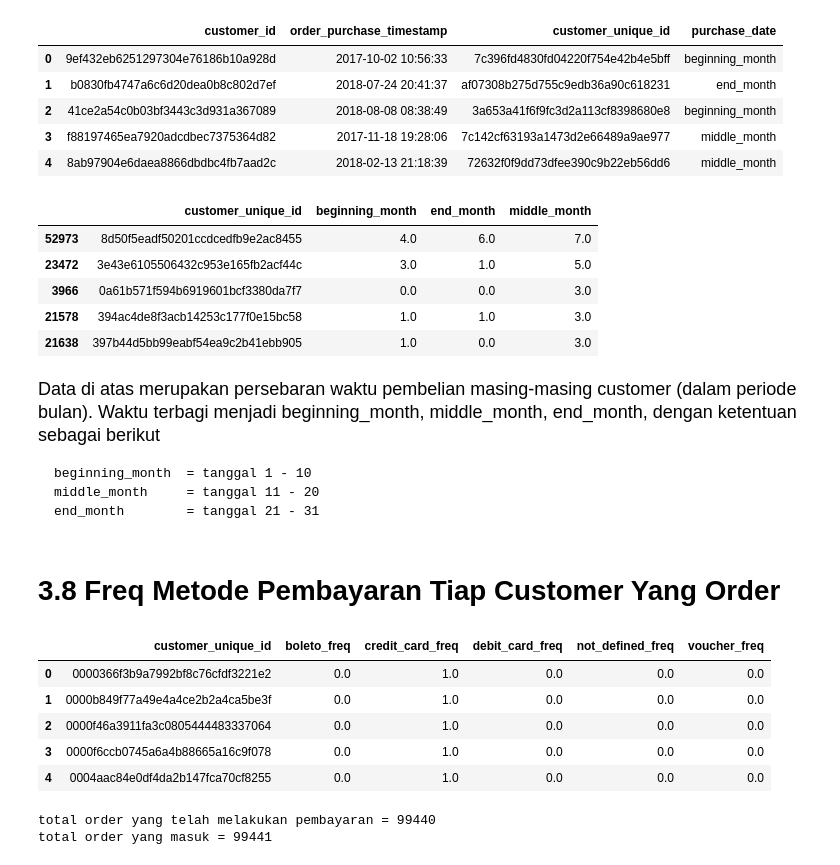
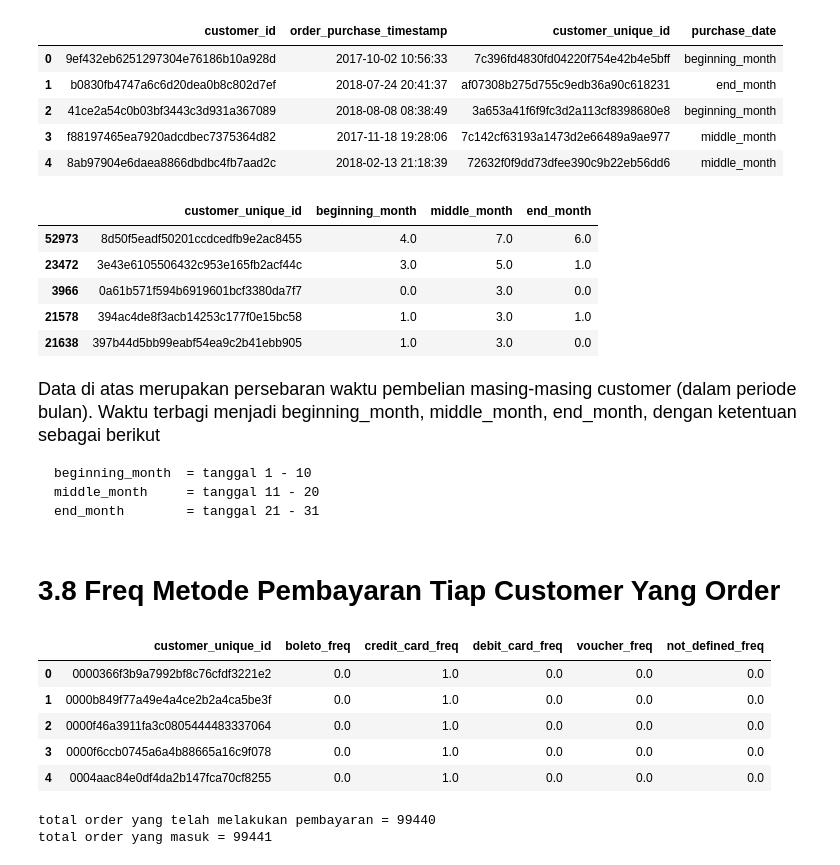
Before and after one commit to latifaahu/kaggle-brazilian, a Jupyter notebook: 03-latifah-hukma-shobiyya.ipynb, the cells around one changed output. Drawn from its saved outputs; the diff is of its cells as text; code cells hidden in the pictures.

```diff
--- a/03-latifah-hukma-shobiyya.ipynb
+++ b/03-latifah-hukma-shobiyya.ipynb
@@ -782,31 +811,30 @@ cust_orders_date.head()
 # %%
 # ambil frequency waktu (tanggal_bulan) purchase masing-masing customer
 cust_orders_month = cust_orders_date[['customer_unique_id','purchase_date','customer_id']].groupby(['customer_unique_id','purchase_date']).count().reset_index()
 
 # buat feature baru
 cust_orders_month = cust_orders_month.pivot_table('customer_id', ['customer_unique_id'], 'purchase_date')
 
 # handling NaN
 cust_orders_month = cust_orders_month.fillna(0)
 
 # showing dataframe
 cust_orders_month = cust_orders_month.rename_axis(None, axis=1).reset_index()
+cust_orders_month = cust_orders_month[['customer_unique_id','beginning_month','middle_month','end_month']]
 cust_orders_month.sort_values(by='middle_month', ascending=False).head()
 # %% [output]
-|  | customer_unique_id | beginning_month | end_month | middle_month |
-| 52973 | 8d50f5eadf50201ccdcedfb9e2ac8455 | 4.0 | 6.0 | 7.0 |
-| 23472 | 3e43e6105506432c953e165fb2acf44c | 3.0 | 1.0 | 5.0 |
-| 3966 | 0a61b571f594b6919601bcf3380da7f7 | 0.0 | 0.0 | 3.0 |
-| 21578 | 394ac4de8f3acb14253c177f0e15bc58 | 1.0 | 1.0 | 3.0 |
-| 21638 | 397b44d5bb99eabf54ea9c2b41ebb905 | 1.0 | 0.0 | 3.0 |
+|  | customer_unique_id | beginning_month | middle_month | end_month |
+| 52973 | 8d50f5eadf50201ccdcedfb9e2ac8455 | 4.0 | 7.0 | 6.0 |
+| 23472 | 3e43e6105506432c953e165fb2acf44c | 3.0 | 5.0 | 1.0 |
+| 3966 | 0a61b571f594b6919601bcf3380da7f7 | 0.0 | 3.0 | 0.0 |
+| 21578 | 394ac4de8f3acb14253c177f0e15bc58 | 1.0 | 3.0 | 1.0 |
+| 21638 | 397b44d5bb99eabf54ea9c2b41ebb905 | 1.0 | 3.0 | 0.0 |
 # %% [markdown]
-<font size="4">Data di atas merupakan persebaran waktu pembelian masing-masing customer (dalam periode bulan). Waktu terbagi menjadi beginning_month, middle_month, end_month, dengan ketentuan sebagai berikut
+<font size="4">Data di atas merupakan persebaran waktu pembelian masing-masing customer (dalam periode bulan). Waktu terbagi menjadi beginning_month, middle_month, end_month, dengan ketentuan sebagai berikut</font>
 
     beginning_month  = tanggal 1 - 10
     middle_month     = tanggal 11 - 20
     end_month        = tanggal 21 - 31
-
-</font>
 # %% [markdown]
 # 3.8 Freq Metode Pembayaran Tiap Customer Yang Order
 # %%
@@ -838,9 +866,10 @@ cust_payments = cust_payments.rename({
     'voucher' : 'voucher_freq'
 }, axis='columns')
 
+cust_payments = cust_payments[['customer_unique_id','boleto_freq','credit_card_freq','debit_card_freq','voucher_freq','not_defined_freq']]
 cust_payments.head()
 # %% [output]
-|  | customer_unique_id | boleto_freq | credit_card_freq | debit_card_freq | not_defined_freq | voucher_freq |
+|  | customer_unique_id | boleto_freq | credit_card_freq | debit_card_freq | voucher_freq | not_defined_freq |
 | 0 | 0000366f3b9a7992bf8c76cfdf3221e2 | 0.0 | 1.0 | 0.0 | 0.0 | 0.0 |
 | 1 | 0000b849f77a49e4a4ce2b2a4ca5be3f | 0.0 | 1.0 | 0.0 | 0.0 | 0.0 |
 | 2 | 0000f46a3911fa3c0805444483337064 | 0.0 | 1.0 | 0.0 | 0.0 | 0.0 |
```
Also changed, not shown: parts of 13 cells of this notebook.
